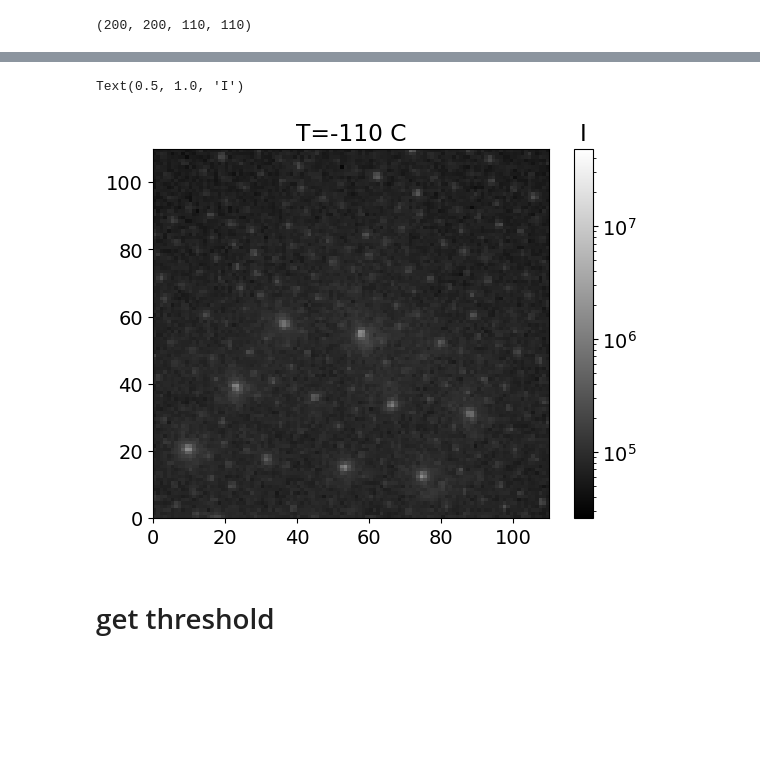
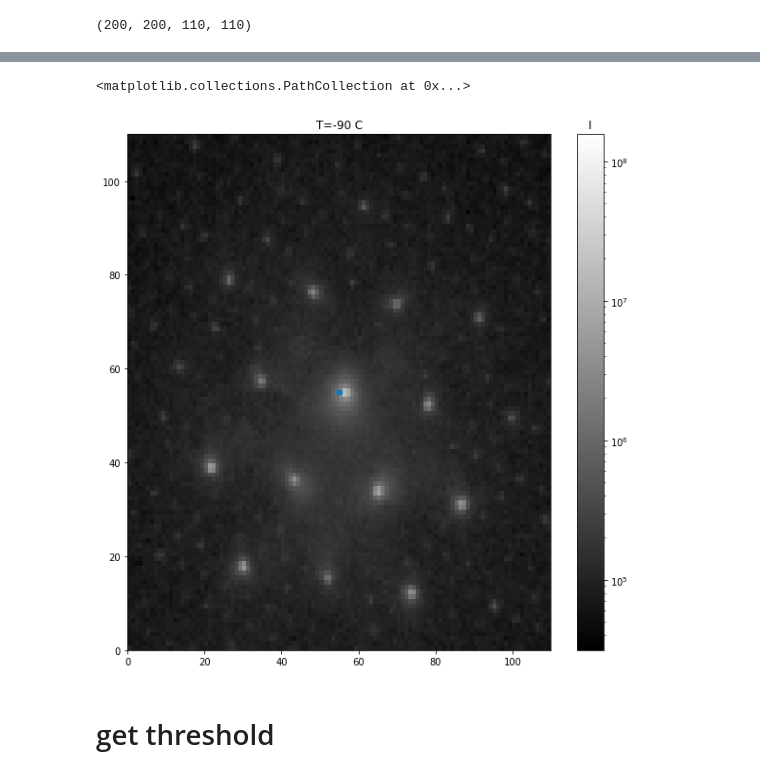
Before and after one commit to hainingpan/4D, a Jupyter notebook: XTEC_STEM_recal.ipynb, the cells around one changed output, grey strips where cells are left out. Cells and saved outputs as stored; diff of their text form; code cells hidden in the pictures; blank space fills up the shorter version.

```diff
--- a/XTEC_STEM_recal.ipynb
+++ b/XTEC_STEM_recal.ipynb
@@ -21,3 +19,6 @@ workingdir='../STEM_recal/'
+# %%
+# workingdir='../STEM_recal/'
+workingdir='/home/shared/STEM_recal/'
 # %%
 f=h5py.File(workingdir+'data.hdf5','r')
 # %%
@@ -64,14 +75,19 @@ x,y=125,125
+# %%
+# x,y=75,125
+x,y=100,100
 # %%
-fig,ax=plt.subplots()
-data=I[0,x,y,:,:]
+fig,ax=plt.subplots(figsize=(10,10))
+T_idx=4
+data=I[T_idx,x,y,:,:]
 vmin,vmax=I[:,x,y].min(),I[:,x,y].max()
 im=ax.pcolormesh(data,cmap='gray', norm=colors.LogNorm(vmin=vmin, vmax=vmax))
-tit=ax.set_title('T={:d} C'.format(T[0]))
+tit=ax.set_title('T={:d} C'.format(T[T_idx]))
 cb=plt.colorbar(im)
 cb.ax.set_title('I')
+ax.scatter(55,55)
 # %% [output]
-Text(0.5, 1.0, 'I')
+<matplotlib.collections.PathCollection at 0x...>
-[figure, old version]
+[figure, new version]
 # %%
 def animate(i):
     data=I[i,x,y,:,:]
```
Also changed, not shown: parts of 8 cells of this notebook.
